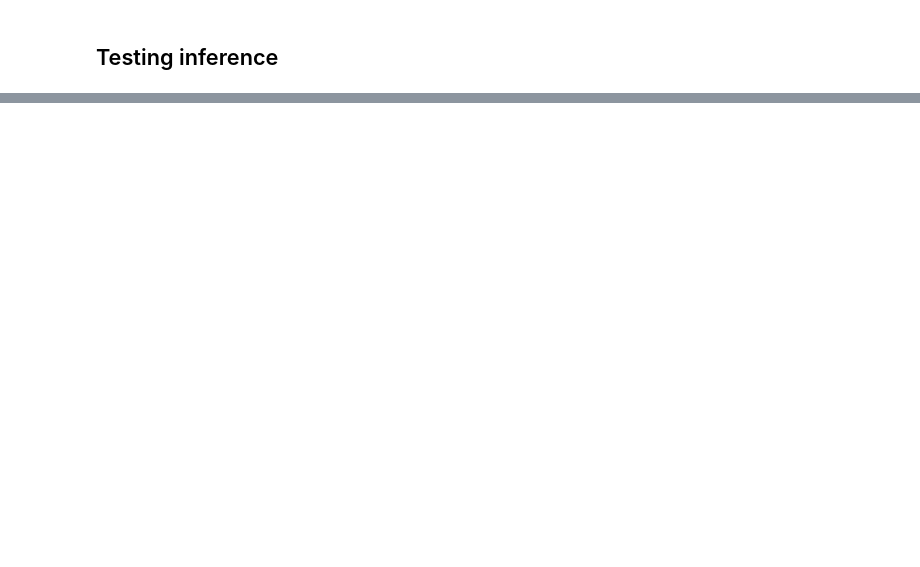
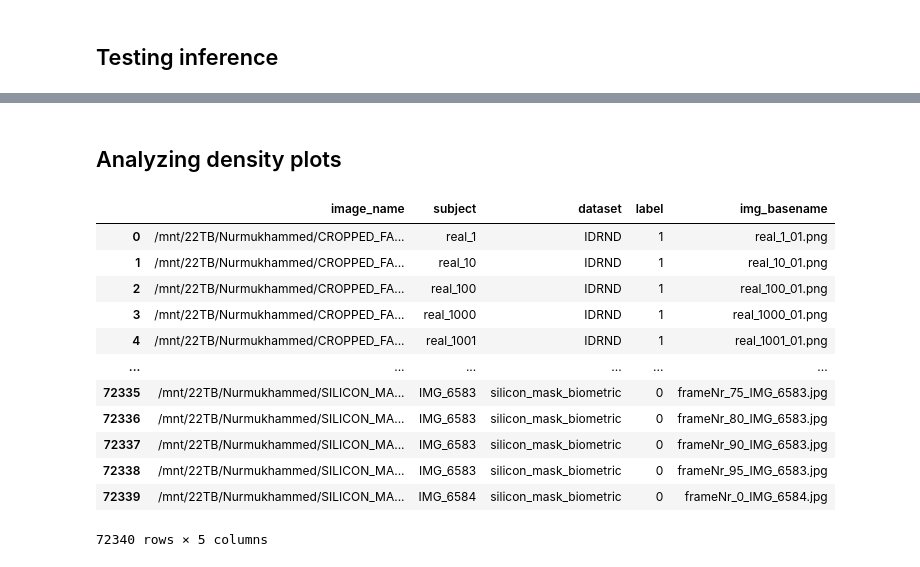
Before and after one commit to biometrickz/SSAN, a Jupyter notebook: inference.ipynb, the cells around one changed output, grey strips where cells are left out. Cells and saved outputs as stored; diff of their text form; code cells hidden in the pictures; blank space fills up the shorter version.

```diff
--- a/inference.ipynb
+++ b/inference.ipynb
@@ -67,0 +260,25 @@ test_ACC, fpr, FRR, HTER, auc_test, test_err
+# %% [markdown]
+## Analyzing density plots
+# %%
+import os
+import pandas as pd
+df = pd.read_csv('data/full_mask_detection_dataset.csv')
+# df = df.rename(columns={'image_name': 'fname'})
+# df = pd.read_csv('data/completed_test.csv')
+df['img_basename'] = df['image_name'].apply(lambda x: os.path.basename(x))
+# df[df['label']==1].groupby(['dataset']).count()
+df
+# %% [output]
+|  | image_name | subject | dataset | label | img_basename |
+| 0 | /mnt/22TB/Nurmukhammed/CROPPED_FA... | real_1 | IDRND | 1 | real_1_01.png |
+| 1 | /mnt/22TB/Nurmukhammed/CROPPED_FA... | real_10 | IDRND | 1 | real_10_01.png |
+| 2 | /mnt/22TB/Nurmukhammed/CROPPED_FA... | real_100 | IDRND | 1 | real_100_01.png |
+| 3 | /mnt/22TB/Nurmukhammed/CROPPED_FA... | real_1000 | IDRND | 1 | real_1000_01.png |
+| 4 | /mnt/22TB/Nurmukhammed/CROPPED_FA... | real_1001 | IDRND | 1 | real_1001_01.png |
+| ... | ... | ... | ... | ... | ... |
+| 72335 | /mnt/22TB/Nurmukhammed/SILICON_MA... | IMG_6583 | silicon_mask_biometric | 0 | frameNr_75_IMG_6583.jpg |
+| 72336 | /mnt/22TB/Nurmukhammed/SILICON_MA... | IMG_6583 | silicon_mask_biometric | 0 | frameNr_80_IMG_6583.jpg |
+| 72337 | /mnt/22TB/Nurmukhammed/SILICON_MA... | IMG_6583 | silicon_mask_biometric | 0 | frameNr_90_IMG_6583.jpg |
+| 72338 | /mnt/22TB/Nurmukhammed/SILICON_MA... | IMG_6583 | silicon_mask_biometric | 0 | frameNr_95_IMG_6583.jpg |
+| 72339 | /mnt/22TB/Nurmukhammed/SILICON_MA... | IMG_6584 | silicon_mask_biometric | 0 | frameNr_0_IMG_6584.jpg |
+72340 rows × 5 columns
```
Also changed, not shown: parts of 24 cells of this notebook, 13 other files.
